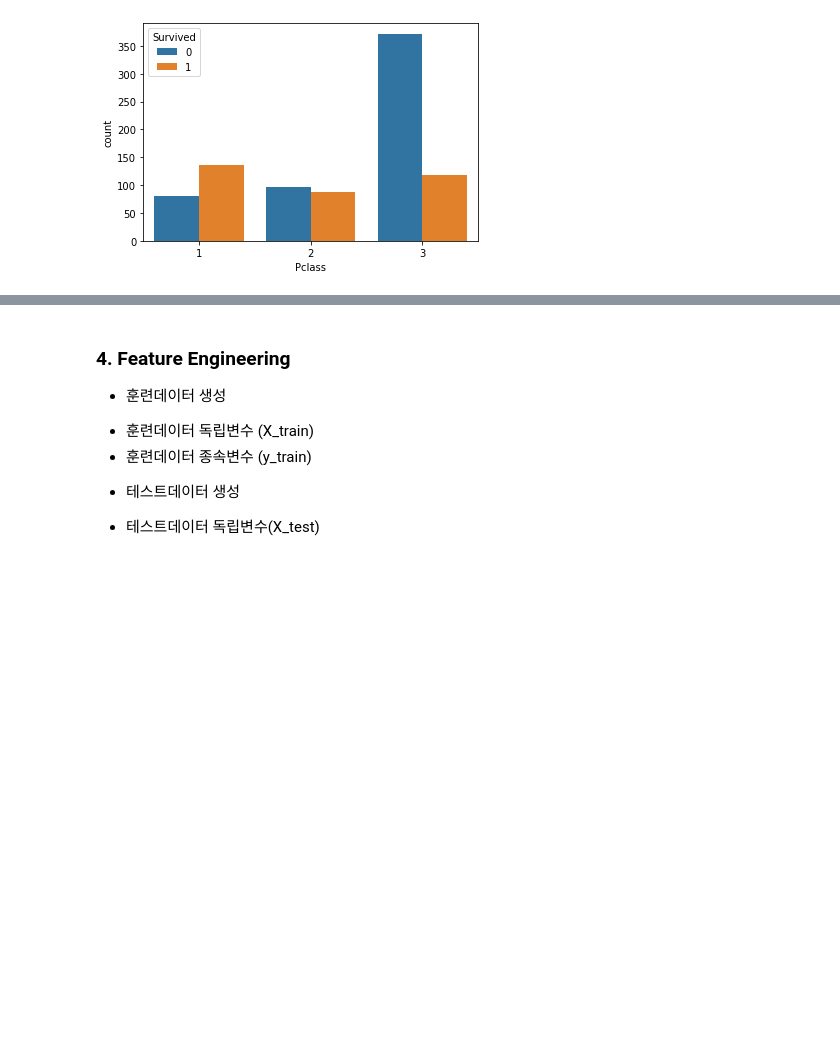
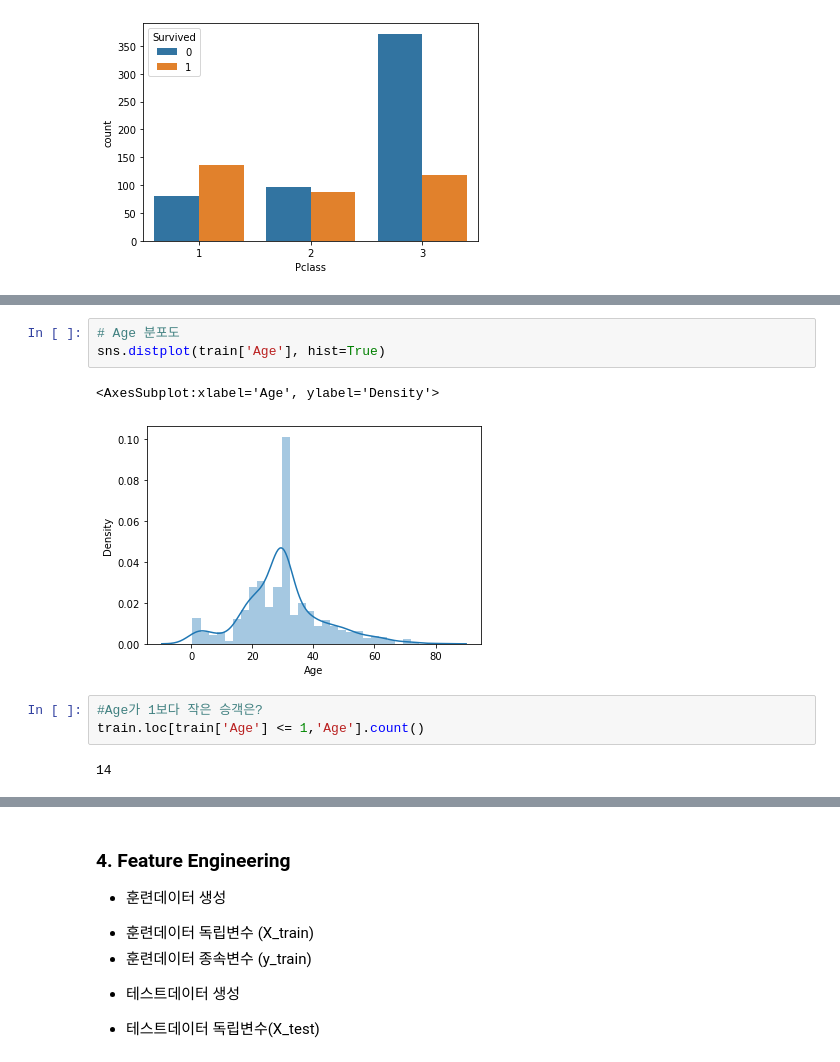
Before and after one commit to mysoyul/MachineLearningBasic_Python, a Jupyter notebook: 4.Titanic_dataset_지도학습_분류.ipynb, the cells around one changed output, grey strips where cells are left out. Saved outputs shown, nothing was run; the diff lists cells and outputs as text; blank space fills up the shorter version.

```diff
--- a/4.Titanic_dataset_지도학습_분류.ipynb
+++ b/4.Titanic_dataset_지도학습_분류.ipynb
@@ -328,0 +336,11 @@ sns.barplot(data=train, x='Pclass', y='Fare')
+# %%
+# Age 분포도
+sns.distplot(train['Age'], hist=True)
+# %% [output]
+<AxesSubplot:xlabel='Age', ylabel='Density'>
+[figure, added]
+# %%
+#Age가 1보다 작은 승객은?
+train.loc[train['Age'] <= 1,'Age'].count()
+# %% [output]
+14
```
Also changed, not shown: parts of 4 cells of this notebook.
